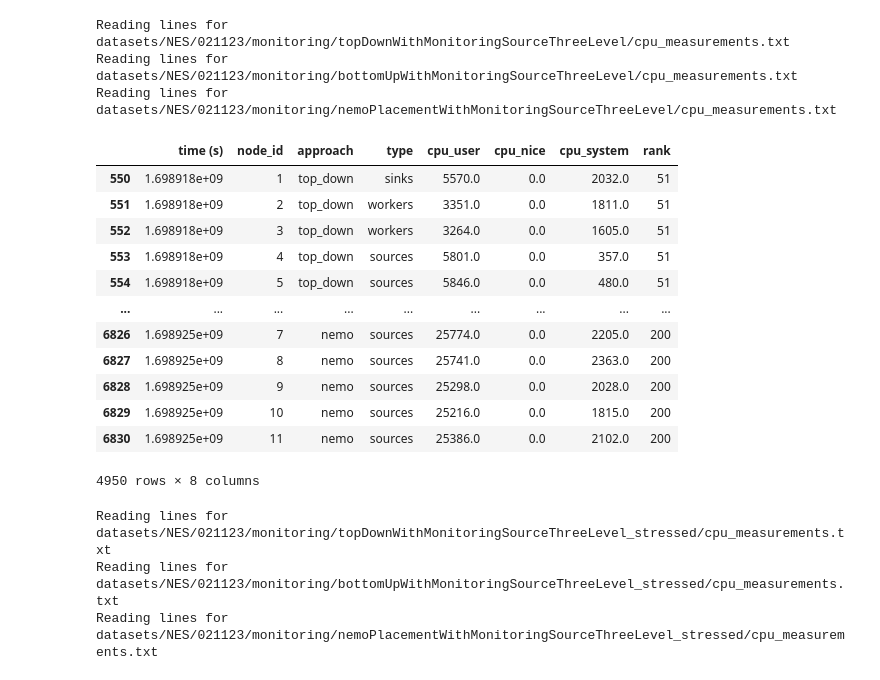
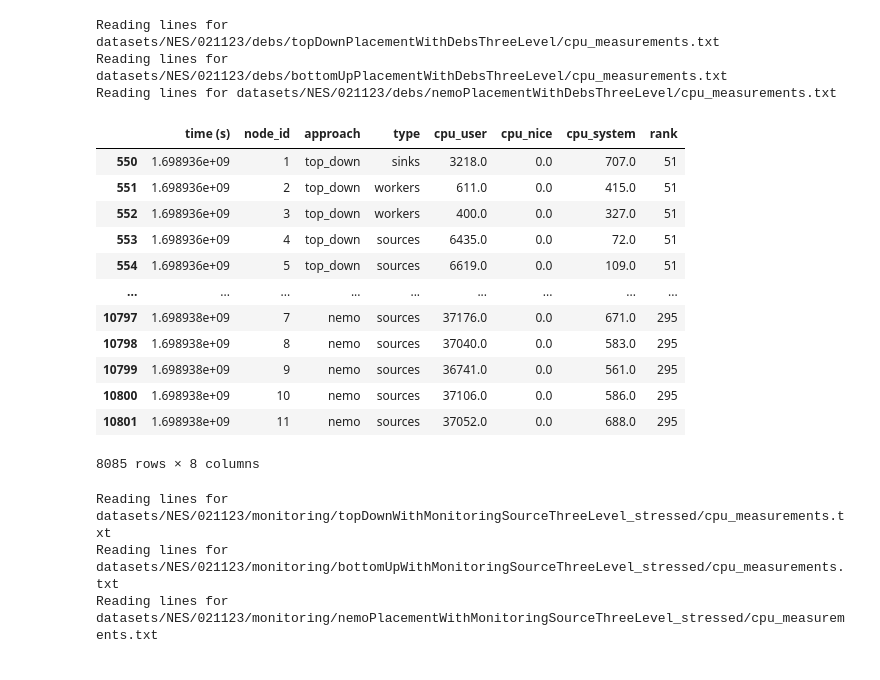
Before and after one commit to xchatzil/NEMO, a Jupyter notebook: notebooks/NesDeploymentsEval_perf.ipynb, the cells around one changed output. Saved outputs shown, nothing was run; the diff lists cells and outputs as text; code cells hidden in the pictures.

```diff
--- a/notebooks/NesDeploymentsEval_perf.ipynb
+++ b/notebooks/NesDeploymentsEval_perf.ipynb
@@ -75,7 +75,7 @@ def get_type(node_id, sinks, workers, sources):
     return type
 
 
-def parse_measurements(directory_dict, file_name, type_dict, all_columns, val_columns):
+def parse_measurements(root_dir, directory_dict, file_name, type_dict, all_columns, val_columns):
     rows = []
 
     for approach, directory in directory_dict.items():
@@ -106,10 +106,9 @@ def parse_measurements(directory_dict, file_name, type_dict, all_columns, val_co
     df = df[(df["rank"] > 50) & (df["rank"] <= measurements)]
     return df
 # %%
-root_dir = "datasets/NES/021123/monitoring/"
 filename = "cpu_measurements.txt"
 
-directory_dict = {
+directory_dict_monitoring = {
     #"chain": "bottomUpWithMonitoringSourceChain",
     #"mst": "bottomUpWithMonitoringSourceMst",
     "top_down": "topDownWithMonitoringSourceThreeLevel",
@@ -117,7 +116,23 @@ directory_dict = {
     "nemo": "nemoPlacementWithMonitoringSourceThreeLevel"
 }
 
-directory_dict_stress = {
+directory_dict_stress_monitoring = {
+    #"chain": "bottomUpWithMonitoringSourceChain_stressed",
+    #"mst": "bottomUpWithMonitoringSourceMst_stressed",
+    "top_down": "topDownWithMonitoringSourceThreeLevel_stressed",
+    "bottom_up": "bottomUpWithMonitoringSourceThreeLevel_stressed",
+    "nemo": "nemoPlacementWithMonitoringSourceThreeLevel_stressed"
+}
+
+directory_dict_debs = {
+    #"chain": "bottomUpWithMonitoringSourceChain",
+    #"mst": "bottomUpWithMonitoringSourceMst",
+    "top_down": "topDownPlacementWithDebsThreeLevel",
+    "bottom_up": "bottomUpPlacementWithDebsThreeLevel",
+    "nemo": "nemoPlacementWithDebsThreeLevel"
+}
+
+directory_dict_stress_debs = {
     #"chain": "bottomUpWithMonitoringSourceChain_stressed",
     #"mst": "bottomUpWithMonitoringSourceMst_stressed",
     "top_down": "topDownWithMonitoringSourceThreeLevel_stressed",
@@ -141,24 +156,27 @@ type_dict = {
     "bottom_up": type_list,
     "top_down": type_list
 }
+# %%
+root_dir = "datasets/NES/021123/debs/"
+directory_dict = directory_dict_debs
 # %%
-df_cpu_nostress = parse_measurements(directory_dict, filename, type_dict, core_cols + columns["cpu"], columns["cpu"])
+df_cpu_nostress = parse_measurements(root_dir, directory_dict, filename, type_dict, core_cols + columns["cpu"], columns["cpu"])
 df_cpu_nostress
 # %% [output]
-Reading lines for datasets/NES/021123/monitoring/topDownWithMonitoringSourceThreeLevel/cpu_measurements.txt
-Reading lines for datasets/NES/021123/monitoring/bottomUpWithMonitoringSourceThreeLevel/cpu_measurements.txt
-Reading lines for datasets/NES/021123/monitoring/nemoPlacementWithMonitoringSourceThreeLevel/cpu_measurements.txt
+Reading lines for datasets/NES/021123/debs/topDownPlacementWithDebsThreeLevel/cpu_measurements.txt
+Reading lines for datasets/NES/021123/debs/bottomUpPlacementWithDebsThreeLevel/cpu_measurements.txt
+Reading lines for datasets/NES/021123/debs/nemoPlacementWithDebsThreeLevel/cpu_measurements.txt
 |  | time (s) | node_id | approach | type | cpu_user | cpu_nice | cpu_system | rank |
-| 550 | 1.698918e+09 | 1 | top_down | sinks | 5570.0 | 0.0 | 2032.0 | 51 |
-| 551 | 1.698918e+09 | 2 | top_down | workers | 3351.0 | 0.0 | 1811.0 | 51 |
-| 552 | 1.698918e+09 | 3 | top_down | workers | 3264.0 | 0.0 | 1605.0 | 51 |
-| 553 | 1.698918e+09 | 4 | top_down | sources | 5801.0 | 0.0 | 357.0 | 51 |
-| 554 | 1.698918e+09 | 5 | top_down | sources | 5846.0 | 0.0 | 480.0 | 51 |
+| 550 | 1.698936e+09 | 1 | top_down | sinks | 3218.0 | 0.0 | 707.0 | 51 |
+| 551 | 1.698936e+09 | 2 | top_down | workers | 611.0 | 0.0 | 415.0 | 51 |
+| 552 | 1.698936e+09 | 3 | top_down | workers | 400.0 | 0.0 | 327.0 | 51 |
+| 553 | 1.698936e+09 | 4 | top_down | sources | 6435.0 | 0.0 | 72.0 | 51 |
+| 554 | 1.698936e+09 | 5 | top_down | sources | 6619.0 | 0.0 | 109.0 | 51 |
 | ... | ... | ... | ... | ... | ... | ... | ... | ... |
-| 6826 | 1.698925e+09 | 7 | nemo | sources | 25774.0 | 0.0 | 2205.0 | 200 |
-| 6827 | 1.698925e+09 | 8 | nemo | sources | 25741.0 | 0.0 | 2363.0 | 200 |
-| 6828 | 1.698925e+09 | 9 | nemo | sources | 25298.0 | 0.0 | 2028.0 | 200 |
-| 6829 | 1.698925e+09 | 10 | nemo | sources | 25216.0 | 0.0 | 1815.0 | 200 |
-| 6830 | 1.698925e+09 | 11 | nemo | sources | 25386.0 | 0.0 | 2102.0 | 200 |
+| 10797 | 1.698938e+09 | 7 | nemo | sources | 37176.0 | 0.0 | 671.0 | 295 |
+| 10798 | 1.698938e+09 | 8 | nemo | sources | 37040.0 | 0.0 | 583.0 | 295 |
+| 10799 | 1.698938e+09 | 9 | nemo | sources | 36741.0 | 0.0 | 561.0 | 295 |
+| 10800 | 1.698938e+09 | 10 | nemo | sources | 37106.0 | 0.0 | 586.0 | 295 |
+| 10801 | 1.698938e+09 | 11 | nemo | sources | 37052.0 | 0.0 | 688.0 | 295 |
-4950 rows × 8 columns
+8085 rows × 8 columns
 # %%
```
Also changed, not shown: parts of 4 cells of this notebook, 4 other files.
